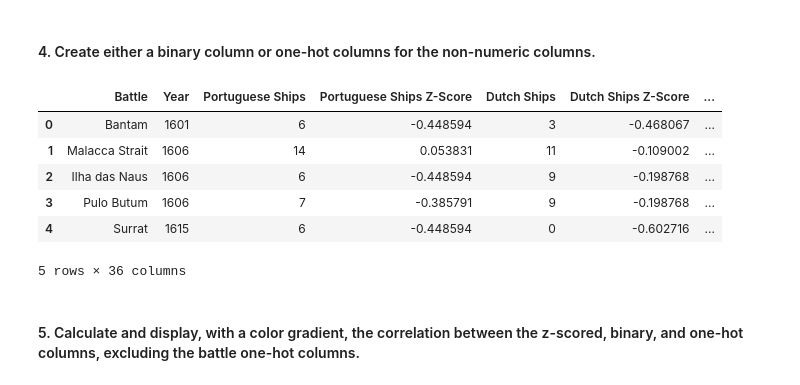
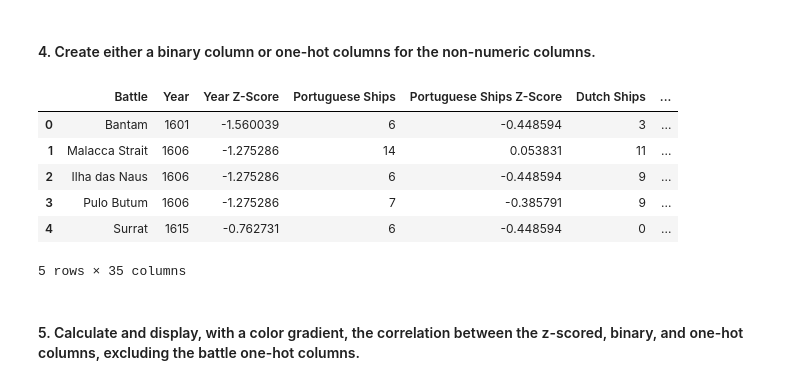
Before and after one commit to dougrandrade/CS4315, a Jupyter notebook: Lab_5_Andrade.ipynb, the cells around one changed output. Drawn from its saved outputs; the diff is of its cells as text; code cells hidden in the pictures.

```diff
--- a/Lab_5_Andrade.ipynb
+++ b/Lab_5_Andrade.ipynb
@@ -65,24 +65,33 @@ armada_df.head()
 # %% [markdown]
 #### 4. Create either a binary column or one-hot columns for the non-numeric columns.
-# %%
-# Identify non-numeric columns
-non_numeric_col_list = armada_df.select_dtypes(exclude = 'number').columns
-
-# Create a new DataFrame with one-hot encoded columns for non-numeric columns, concated along the column axis
-# I kept the parameter "drop_first" as False for completeness only, knowning there would be unintended correlation
-armada_dummies = pd.concat(objs = [armada_df, pd.get_dummies(data = armada_df[non_numeric_col_list],
-                                                             drop_first = False)],
-                axis = 1)
-
-armada_dummies.head()
-# %% [output]
-|  | Battle | Year | Portuguese Ships | Portuguese Ships Z-Score | Dutch Ships | Dutch Ships Z-Score | ... |
-| 0 | Bantam | 1601 | 6 | -0.448594 | 3 | -0.468067 | ... |
-| 1 | Malacca Strait | 1606 | 14 | 0.053831 | 11 | -0.109002 | ... |
-| 2 | Ilha das Naus | 1606 | 6 | -0.448594 | 9 | -0.198768 | ... |
-| 3 | Pulo Butum | 1606 | 7 | -0.385791 | 9 | -0.198768 | ... |
-| 4 | Surrat | 1615 | 6 | -0.448594 | 0 | -0.602716 | ... |
-5 rows × 36 columns
+# %%
+# Identify non-numeric columns
+non_numeric_col_list = armada_df.select_dtypes(include = 'object').columns
+
+# Loop through non-numeric columns
+for col in non_numeric_col_list:
+    # Check of binary columns (two categories)
+    if armada_df[col].nunique() < 3:
+        # Create the new binary column name
+        binary_col_name = col + ' Binary'
+        # Build out the new binary column, without replacing the orginal
+        armada_df[binary_col_name] = armada_df[col].replace({'No': 0, 'Yes': 1})
+    # Continue looping through all non-numeric columns with 3 or more categories
+    else:
+        # concatenate the one-hot encoded columns to the original dataframe, setting drop_first to False to prevent
+        # unintended correlations
+        armada_df = pd.concat(objs = [armada_df, pd.get_dummies(armada_df[col], prefix = col, drop_first = False)],
+                              axis = 1)
+
+armada_df.head()
+# %% [output]
+|  | Battle | Year | Year Z-Score | Portuguese Ships | Portuguese Ships Z-Score | Dutch Ships | ... |
+| 0 | Bantam | 1601 | -1.560039 | 6 | -0.448594 | 3 | ... |
+| 1 | Malacca Strait | 1606 | -1.275286 | 14 | 0.053831 | 11 | ... |
+| 2 | Ilha das Naus | 1606 | -1.275286 | 6 | -0.448594 | 9 | ... |
+| 3 | Pulo Butum | 1606 | -1.275286 | 7 | -0.385791 | 9 | ... |
+| 4 | Surrat | 1615 | -0.762731 | 6 | -0.448594 | 0 | ... |
+5 rows × 35 columns
 # %% [markdown]
 #### 5. Calculate and display, with a color gradient, the correlation between the z-scored, binary, and one-hot columns, excluding the battle one-hot columns.
 # %%
```
Also changed, not shown: parts of 2 cells of this notebook, 6 other files.
